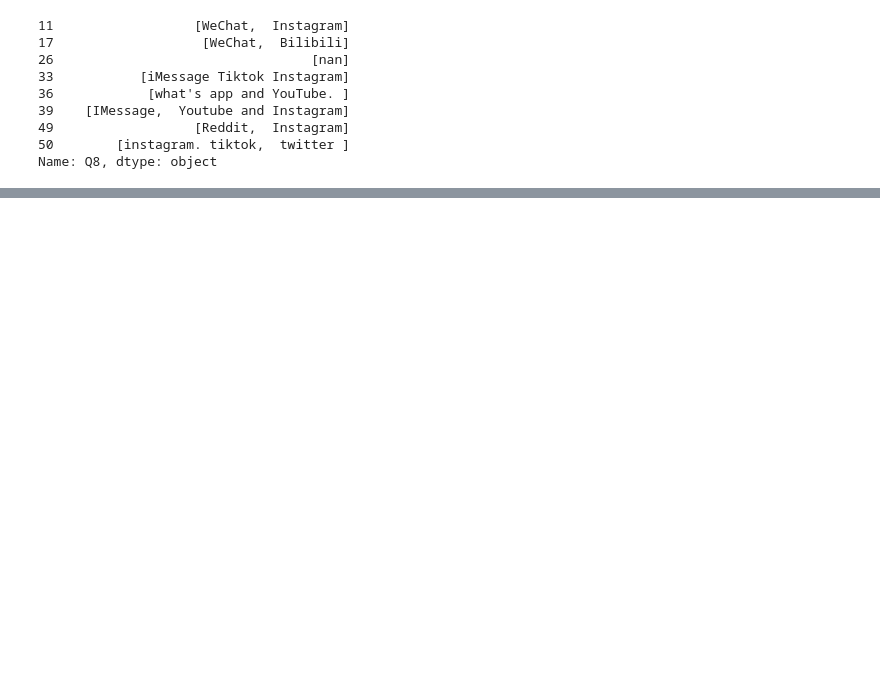
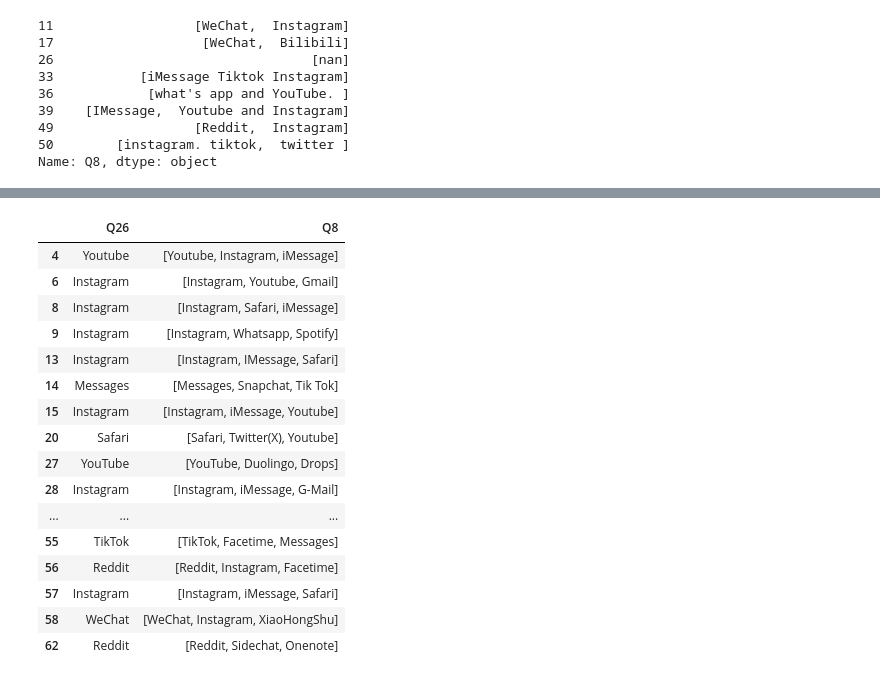
Before and after one commit to kendallhoffman/6310analysis, a Jupyter notebook: analysis.ipynb, the cells around one changed output, grey strips where cells are left out. Saved outputs shown, nothing was run; the diff lists cells and outputs as text; code cells hidden in the pictures; blank space fills up the shorter version.

```diff
--- a/analysis.ipynb
+++ b/analysis.ipynb
@@ -57,3 +57,8 @@ print(diff_data['Q8'])
 49                  [Reddit,  Instagram]
 50        [instagram. tiktok,  twitter ]
 Name: Q8, dtype: object
+# %%
+#q24 -- input reported screentime from screenshot
+
+data.dropna(subset=['Q24'], inplace=True)
+print(data['Q24'])
@@ -59,0 +83,40 @@ Name: Q8, dtype: object
+# %%
+#Convert 'Q26' column to string
+data['Q26'] = data['Q26'].astype(str)
+
+# Convert 'Q8' column to list (if it's not already)
+data['Q8'] = data['Q8'].apply(lambda x: [x] if not isinstance(x, list) else x)
+
+# Filter rows where the string in 'Q24' is in the list in 'Q8'
+estApps = data[data.apply(lambda row: row['Q26'] in row['Q8'], axis=1)]
+
+# initialize data of lists.
+estApps_data = {'Q26': estApps['Q26'],
+        'Q8': estApps['Q8']}
+
+# Create DataFrame
+df = pd.DataFrame(estApps_data)
+
+# Print the output.
+df
+
+#19 people included their most used app in their estimated most used apps (30%)
+# UNCLEANED THOUGH SO THIS ISNT ACTUALLY TRUE BC PEOPLE MIGHT SPELL THINGS DIFFERENTLY IN DIFFERENT QUESTIONS
+# %% [output]
+|  | Q26 | Q8 |
+| 4 | Youtube | [Youtube, Instagram, iMessage] |
+| 6 | Instagram | [Instagram, Youtube, Gmail] |
+| 8 | Instagram | [Instagram, Safari, iMessage] |
+| 9 | Instagram | [Instagram, Whatsapp, Spotify] |
+| 13 | Instagram | [Instagram, IMessage, Safari] |
+| 14 | Messages | [Messages, Snapchat, Tik Tok] |
+| 15 | Instagram | [Instagram, iMessage, Youtube] |
+| 20 | Safari | [Safari, Twitter(X), Youtube] |
+| 27 | YouTube | [YouTube, Duolingo, Drops] |
+| 28 | Instagram | [Instagram, iMessage, G-Mail] |
+| ... | ... | ... |
+| 55 | TikTok | [TikTok, Facetime, Messages] |
+| 56 | Reddit | [Reddit, Instagram, Facetime] |
+| 57 | Instagram | [Instagram, iMessage, Safari] |
+| 58 | WeChat | [WeChat, Instagram, XiaoHongShu] |
+| 62 | Reddit | [Reddit, Sidechat, Onenote] |
```
Also changed, not shown: parts of 2 cells of this notebook, 1 other file.
